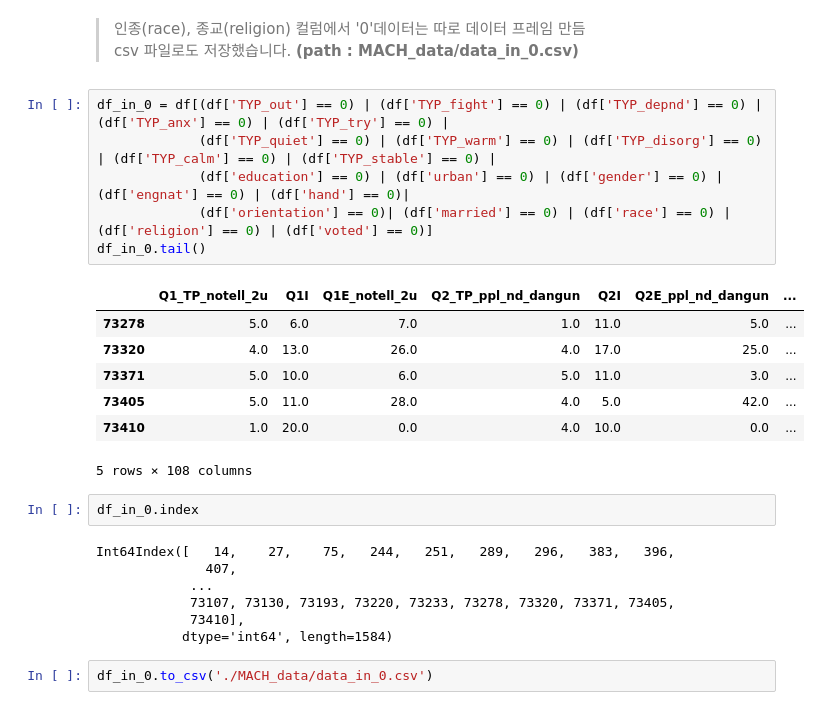
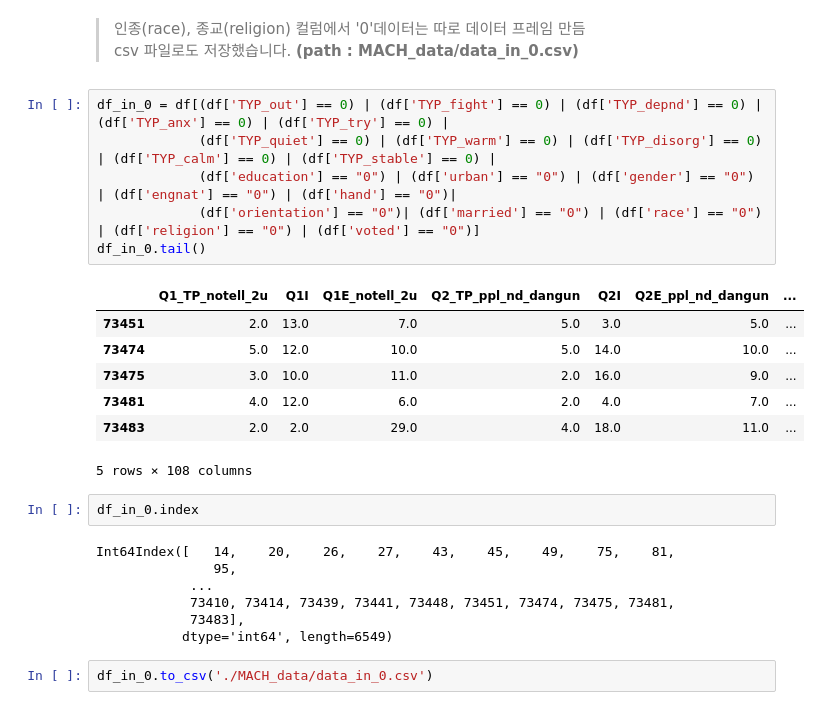
Before and after one commit to dss-14th/ml-repo-3, a Jupyter notebook: data_for_auto_eda_copy.ipynb, the cells around one changed output. Drawn from its saved outputs; the diff is of its cells as text.

```diff
--- a/data_for_auto_eda_copy.ipynb
+++ b/data_for_auto_eda_copy.ipynb
@@ -449,26 +466,26 @@ csv 파일로도 저장했습니다. __(path : MACH_data/data_in_0.csv)__
 # %%
 df_in_0 = df[(df['TYP_out'] == 0) | (df['TYP_fight'] == 0) | (df['TYP_depnd'] == 0) | (df['TYP_anx'] == 0) | (df['TYP_try'] == 0) |
              (df['TYP_quiet'] == 0) | (df['TYP_warm'] == 0) | (df['TYP_disorg'] == 0) | (df['TYP_calm'] == 0) | (df['TYP_stable'] == 0) |
-             (df['education'] == 0) | (df['urban'] == 0) | (df['gender'] == 0) | (df['engnat'] == 0) | (df['hand'] == 0)|
-             (df['orientation'] == 0)| (df['married'] == 0) | (df['race'] == 0) | (df['religion'] == 0) | (df['voted'] == 0)]
+             (df['education'] == "0") | (df['urban'] == "0") | (df['gender'] == "0") | (df['engnat'] == "0") | (df['hand'] == "0")|
+             (df['orientation'] == "0")| (df['married'] == "0") | (df['race'] == "0") | (df['religion'] == "0") | (df['voted'] == "0")]
 df_in_0.tail()
 # %% [output]
 |  | Q1_TP_notell_2u | Q1I | Q1E_notell_2u | Q2_TP_ppl_nd_dangun | Q2I | Q2E_ppl_nd_dangun | ... |
-| 73278 | 5.0 | 6.0 | 7.0 | 1.0 | 11.0 | 5.0 | ... |
-| 73320 | 4.0 | 13.0 | 26.0 | 4.0 | 17.0 | 25.0 | ... |
-| 73371 | 5.0 | 10.0 | 6.0 | 5.0 | 11.0 | 3.0 | ... |
-| 73405 | 5.0 | 11.0 | 28.0 | 4.0 | 5.0 | 42.0 | ... |
-| 73410 | 1.0 | 20.0 | 0.0 | 4.0 | 10.0 | 0.0 | ... |
+| 73451 | 2.0 | 13.0 | 7.0 | 5.0 | 3.0 | 5.0 | ... |
+| 73474 | 5.0 | 12.0 | 10.0 | 5.0 | 14.0 | 10.0 | ... |
+| 73475 | 3.0 | 10.0 | 11.0 | 2.0 | 16.0 | 9.0 | ... |
+| 73481 | 4.0 | 12.0 | 6.0 | 2.0 | 4.0 | 7.0 | ... |
+| 73483 | 2.0 | 2.0 | 29.0 | 4.0 | 18.0 | 11.0 | ... |
 5 rows × 108 columns
 # %%
 df_in_0.index
 # %% [output]
-Int64Index([   14,    27,    75,   244,   251,   289,   296,   383,   396,
-              407,
+Int64Index([   14,    20,    26,    27,    43,    45,    49,    75,    81,
+               95,
             ...
-            73107, 73130, 73193, 73220, 73233, 73278, 73320, 73371, 73405,
-            73410],
-           dtype='int64', length=1584)
+            73410, 73414, 73439, 73441, 73448, 73451, 73474, 73475, 73481,
+            73483],
+           dtype='int64', length=6549)
 # %%
 df_in_0.to_csv('./MACH_data/data_in_0.csv')
 # %% [markdown]
```
Also changed, not shown: parts of 47 cells of this notebook.
